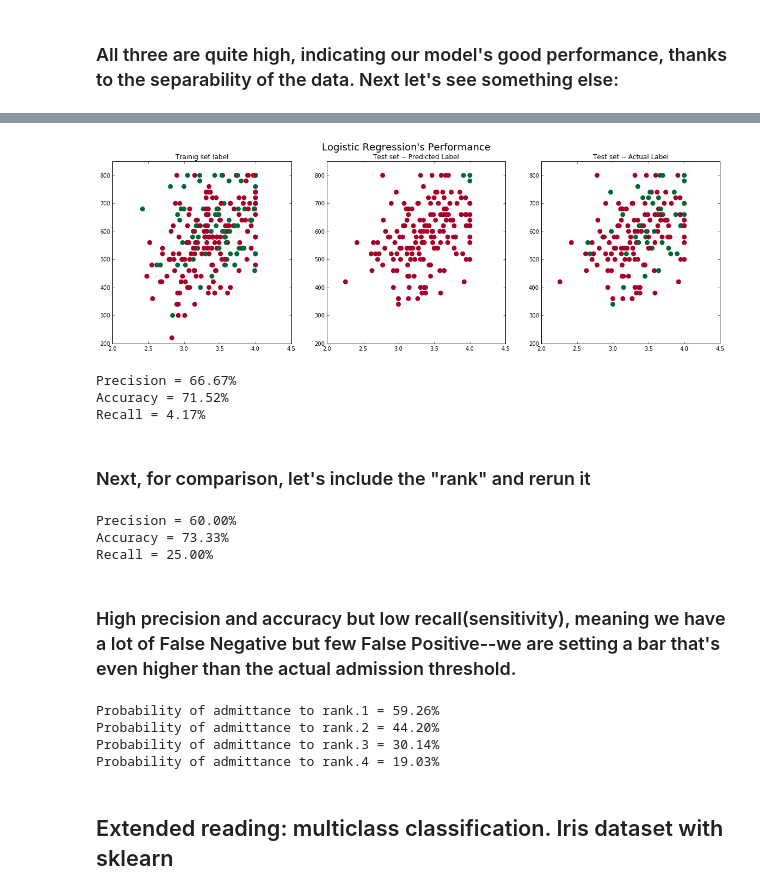
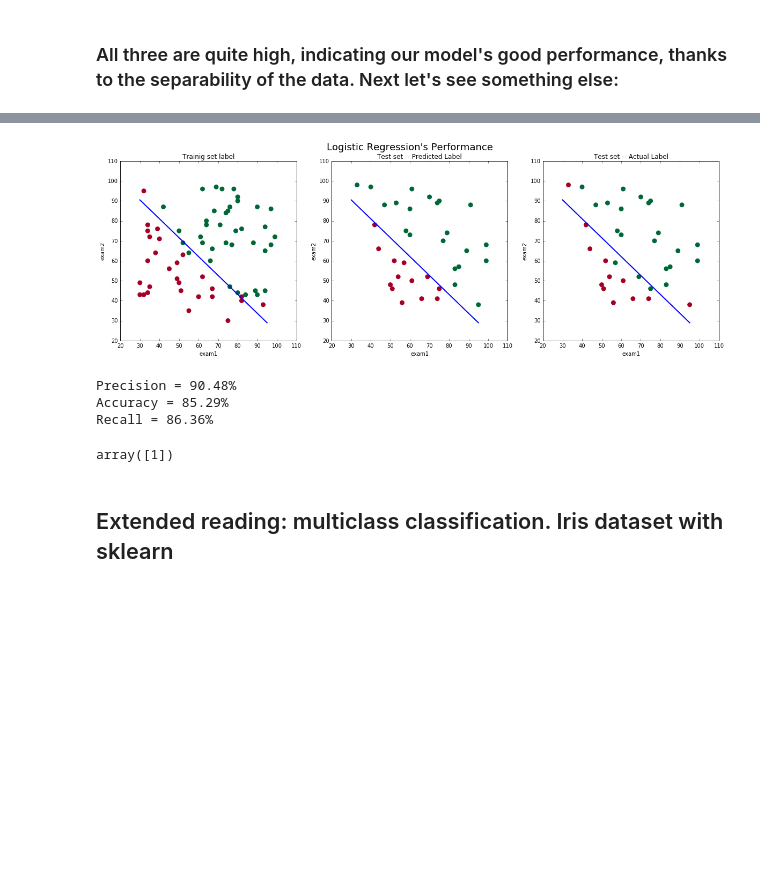
Before and after one commit to Fomyther/ADS_2016, a Jupyter notebook: Lab/Session08_Practice_Solution.ipynb, the cells around one changed output, grey strips where cells are left out. Drawn from its saved outputs; the diff is of its cells as text; code cells hidden in the pictures; blank space fills up the shorter version.

```diff
--- a/Lab/Session08_Practice_Solution.ipynb
+++ b/Lab/Session08_Practice_Solution.ipynb
@@ -247,0 +236,3 @@ data.head()
+# %%
+admission = pd.read_csv('https://serv.cusp.nyu.edu/~cq299/ADS2016/Data/admission.csv')
+admission.head()
@@ -248,6 +246,6 @@ data.head()
 # %%
 # split sample into training and test ones
-np.random.seed(1)
-Index = np.random.binomial(1, 0.6, size = len(data))
-train, test = data[Index==1], data[Index==0]
+np.random.seed(100)
+Index = np.random.binomial(1, 0.6, size = len(admission))
+train, test = admission[Index==1], admission[Index==0]
 # %%
@@ -259,68 +256,44 @@ train, test = data[Index==1], data[Index==0]
 # %%
-admission = LogisticRegression(C=1e6)
-admission.fit(train[['gpa','gre']], train['admit'])
-pre = admission.predict(test[['gpa','gre']])
+lr = LogisticRegression(C=1e6)
+lr.fit(train[['exam1','exam2']], train['admit'])
+pre = lr.predict(test[['exam1','exam2']])
 
 fig3 = plt.figure(figsize = (20,6))
 plt.suptitle("Logistic Regression's Performance", fontsize = 18)
 ax1, ax2, ax3 = fig3.add_subplot(131), fig3.add_subplot(132), fig3.add_subplot(133)
-
-ax1.set(title='Trainig set label', xlim = [2.0,4.5], ylim = [200,850])
-ax2.set(title='Test set -- Predicted Label', xlim = [2.0,4.5], ylim = [200,850])
-ax3.set(title='Test set -- Actual Label', xlim = [2.0,4.5], ylim = [200,850])
-ax1.scatter(train.gpa, train.gre, lw = 0, s = 80, c = train.admit)
-ax2.scatter(test.gpa, test.gre, lw = 0, s = 80, c = pre)
-ax3.scatter(test.gpa, test.gre, lw = 0, s = 80, c = test.admit)
+xplot = np.linspace(30,95,200)
+yplot = -(lr.intercept_[0] + lr.coef_[0][0]*xplot)/lr.coef_[0][1]
+ax1.plot(xplot,yplot,lw = 2)
+ax2.plot(xplot,yplot,lw = 2)
+ax3.plot(xplot,yplot,lw = 2)
+ax1.set(title='Trainig set label', xlabel = 'exam1', ylabel = 'exam2')
+ax2.set(title='Test set -- Predicted Label', xlabel = 'exam1', ylabel = 'exam2')
+ax3.set(title='Test set -- Actual Label', xlabel = 'exam1', ylabel = 'exam2')
+ax1.scatter(train.exam1, train.exam2, lw = 0, s = 80, c = train.admit)
+ax2.scatter(test.exam1, test.exam2, lw = 0, s = 80, c = pre)
+ax3.scatter(test.exam1, test.exam2, lw = 0, s = 80, c = test.admit)
 plt.show()
 
 #compute TP,FP,FN,TN for the above classification
 TP = sum((pre==1)&(test.admit==1))
 FP = sum((pre==1)&(test.admit==0))
 FN = sum((pre==0)&(test.admit==1))
 TN = sum((pre==0)&(test.admit==0))
 #compute precision, accuracy and recall
 Acc = 100.0 * (TP+TN)/(TP+TN+FP+FN)
 Rec = 100.0 * TP/(TP+FN)
 Prec= 100.0 * TP/(TP+FP)
 print('Precision = %.2f%%\nAccuracy = %.2f%%\nRecall = %.2f%%'%(Prec,Acc,Rec))
 # %% [output]
-[figure, old version]
+[figure, new version]
-Precision = 66.67%
-Accuracy = 71.52%
-Recall = 4.17%
+Precision = 90.48%
+Accuracy = 85.29%
+Recall = 86.36%
-# %% [markdown]
-### Next, for comparison, let's include the "rank" and rerun it
-# %%
-admission = LogisticRegression(C=1e6)
-admission.fit(train[['gpa','gre','rank']], train['admit'])
-pre = admission.predict(test[['gpa','gre','rank']])
-
-#compute TP,FP,FN,TN for the above classification
-TP = sum((pre==1)&(test.admit==1))
-FP = sum((pre==1)&(test.admit==0))
-FN = sum((pre==0)&(test.admit==1))
-TN = sum((pre==0)&(test.admit==0))
-#compute precision, accuracy and recall
-Acc = 100.0 * (TP+TN)/(TP+TN+FP+FN)
-Rec = 100.0 * TP/(TP+FN)
-Prec= 100.0 * TP/(TP+FP)
-print('Precision = %.2f%%\nAccuracy = %.2f%%\nRecall = %.2f%%'%(Prec,Acc,Rec))
-# %% [output]
-Precision = 60.00%
-Accuracy = 73.33%
-Recall = 25.00%
-# %% [markdown]
-### High precision and accuracy but low recall(sensitivity), meaning we have a lot of False Negative but few False Positive--we are setting a bar that's even higher than the actual admission threshold.
-# %%
-# Q5. Probability of admittance to rank.1,2,3,4 for gre = 650, gpa = 3.6
-for k in range(1,5):
-    p = admission.predict_proba(pd.DataFrame({'gre':[650],'gpa':[3.6],'rank':[k]}))[0][1]
-    print('Probability of admittance to rank.%d = %.2f%%'%(k,100*p))
-# %% [output]
-Probability of admittance to rank.1 = 59.26%
-Probability of admittance to rank.2 = 44.20%
-Probability of admittance to rank.3 = 30.14%
-Probability of admittance to rank.4 = 19.03%
+# %%
+# Predict the probability of acceptance for a student with exam scores 75 and 53.
+lr.predict(np.array([75,53]).reshape(1,-1))
+# %% [output]
+array([1])
 # %% [markdown]
 ## Extended reading: multiclass classification. Iris dataset with sklearn
 # %%
```
Also changed, not shown: parts of 10 cells of this notebook.
